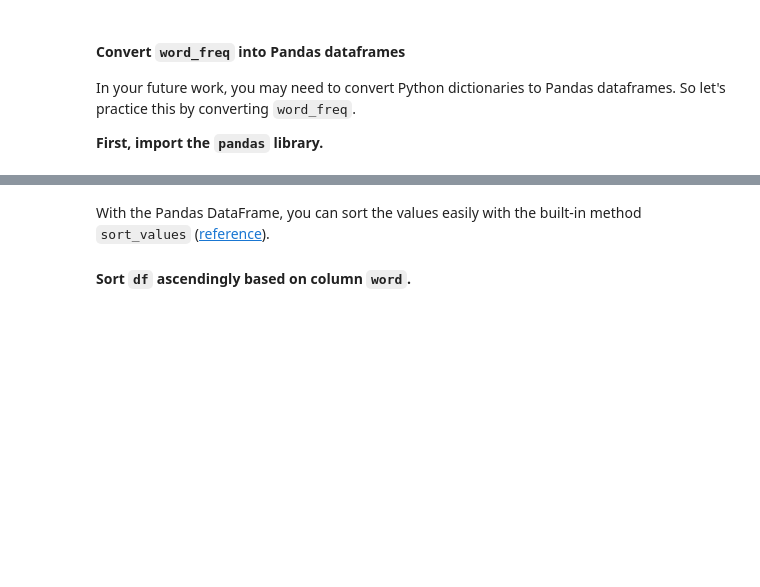
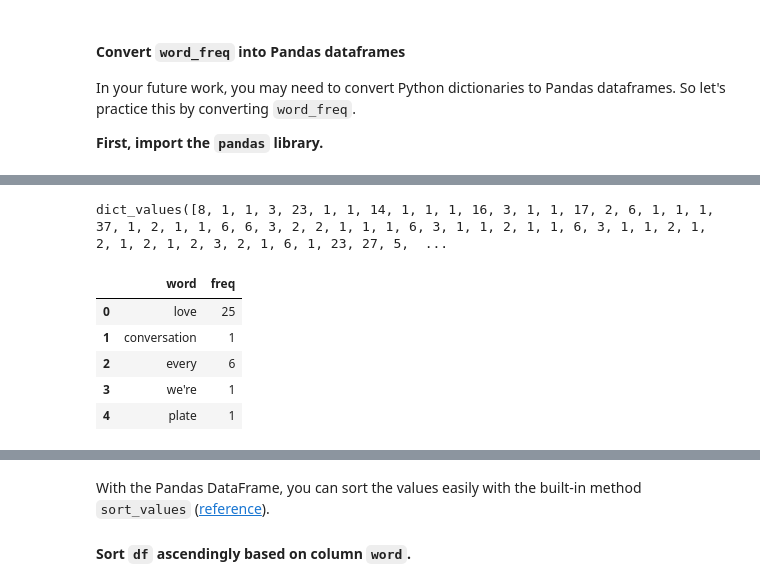
Before and after one commit to ironhacksao-datateam/june2019-ft, a Jupyter notebook: week_1/03_lab_tuple_set_dict_challenge1_week1/your-code/03_lab_tuple_set_dict_challenge3_week1.ipynb, the cells around one changed output, grey strips where cells are left out. Drawn from its saved outputs; the diff is of its cells as text; code cells hidden in the pictures; blank space fills up the shorter version.

```diff
--- a/week_1/03_lab_tuple_set_dict_challenge1_week1/your-code/03_lab_tuple_set_dict_challenge3_week1.ipynb
+++ b/week_1/03_lab_tuple_set_dict_challenge1_week1/your-code/03_lab_tuple_set_dict_challenge3_week1.ipynb
@@ -100,0 +145,18 @@ Assign the converted value to a variable called `df`. The first few rows of `df`
+# %%
+word_freq2.values()
+# %% [output]
+dict_values([8, 1, 1, 3, 23, 1, 1, 14, 1, 1, 1, 16, 3, 1, 1, 17, 2, 6, 1, 1, 1, 37, 1, 2, 1, 1, 6, 6, 3, 2, 2, 1, 1, 1, 6, 3, 1, 1, 2, 1, 1, 6, 3, 1, 1, 2, 1, 2, 1, 2, 1, 2, 3, 2, 1, 6, 1, 23, 27, 5,  ...
+# %%
+# Method 1
+df = pd.DataFrame([word_freq.keys(), word_freq.values()]).T
+# %%
+df.columns = ['word', 'freq']
+# %%
+df.head()
+# %% [output]
+|  | word | freq |
+| 0 | love | 25 |
+| 1 | conversation | 1 |
+| 2 | every | 6 |
+| 3 | we're | 1 |
+| 4 | plate | 1 |
```
Also changed, not shown: parts of 23 cells of this notebook.
